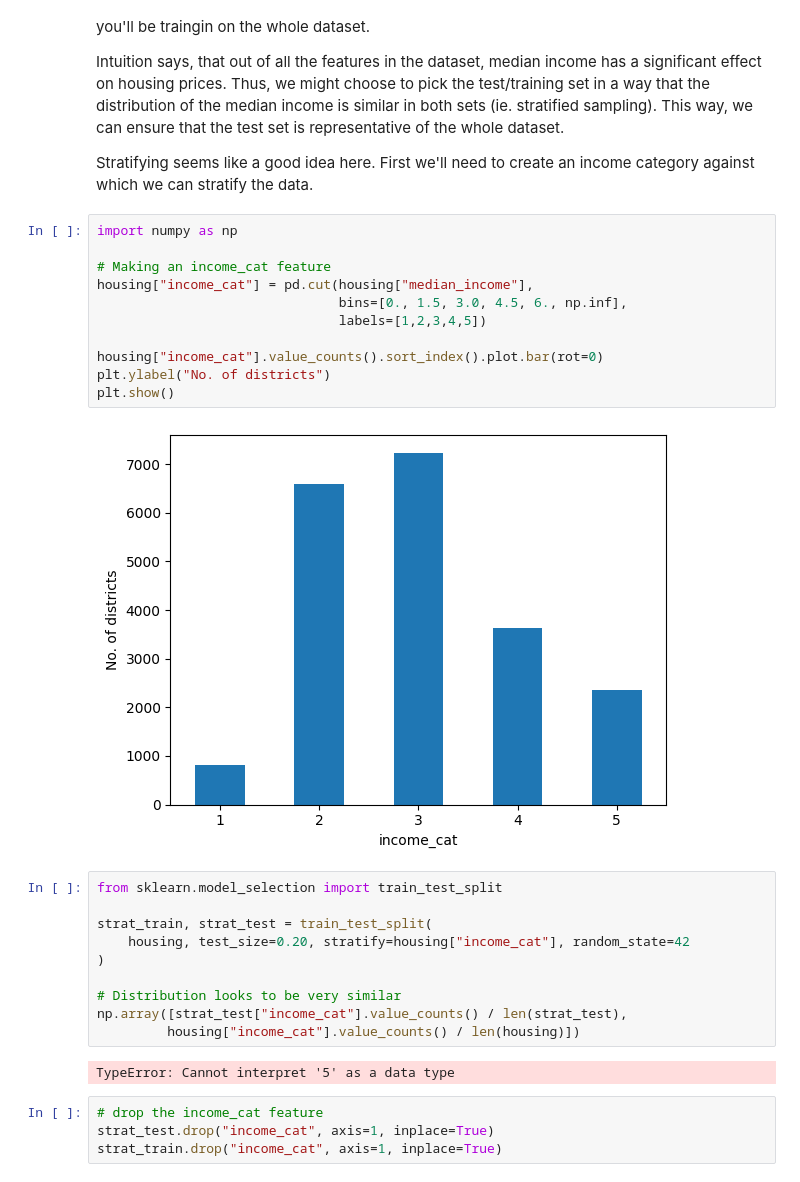
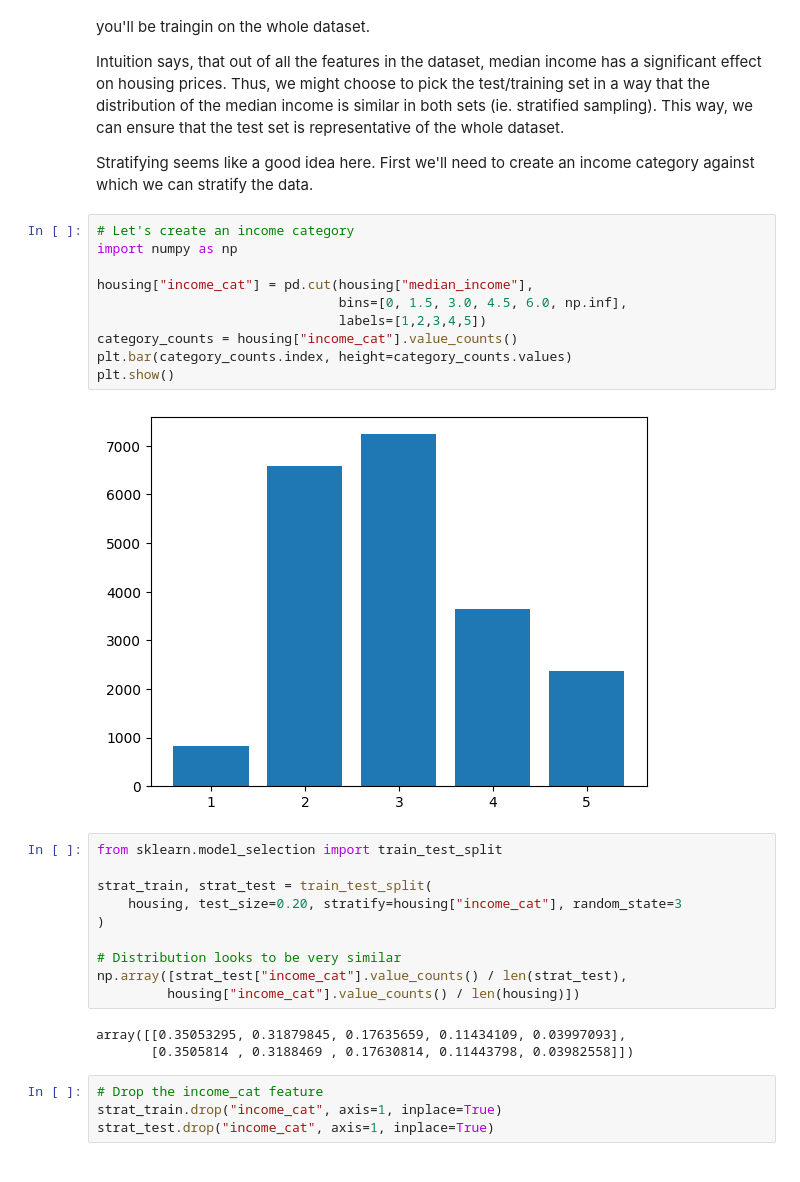
Before and after one commit to tobenik/hands-on-ml, a Jupyter notebook: analysis.ipynb, the cells around one changed output. Saved outputs shown, nothing was run; the diff lists cells and outputs as text.

```diff
--- a/analysis.ipynb
+++ b/analysis.ipynb
@@ -60,31 +60,31 @@ Intuition says, that out of all the features in the dataset, median income has a
 
 Stratifying seems like a good idea here. First we'll need to create an income category against which we can stratify the data.
 # %%
+# Let's create an income category
 import numpy as np
 
-# Making an income_cat feature
 housing["income_cat"] = pd.cut(housing["median_income"],
-                               bins=[0., 1.5, 3.0, 4.5, 6., np.inf],
+                               bins=[0, 1.5, 3.0, 4.5, 6.0, np.inf],
                                labels=[1,2,3,4,5])
-
-housing["income_cat"].value_counts().sort_index().plot.bar(rot=0)
-plt.ylabel("No. of districts")
+category_counts = housing["income_cat"].value_counts()
+plt.bar(category_counts.index, height=category_counts.values)
 plt.show()
 # %% [output]
-[figure, old version]
+[figure, new version]
 # %%
 from sklearn.model_selection import train_test_split
 
 strat_train, strat_test = train_test_split(
-    housing, test_size=0.20, stratify=housing["income_cat"], random_state=42
+    housing, test_size=0.20, stratify=housing["income_cat"], random_state=3
 )
 
 # Distribution looks to be very similar
 np.array([strat_test["income_cat"].value_counts() / len(strat_test),
          housing["income_cat"].value_counts() / len(housing)])
 # %% [output]
-TypeError: Cannot interpret '5' as a data type
+array([[0.35053295, 0.31879845, 0.17635659, 0.11434109, 0.03997093],
+       [0.3505814 , 0.3188469 , 0.17630814, 0.11443798, 0.03982558]])
 # %%
-# drop the income_cat feature
+# Drop the income_cat feature
+strat_train.drop("income_cat", axis=1, inplace=True)
 strat_test.drop("income_cat", axis=1, inplace=True)
-strat_train.drop("income_cat", axis=1, inplace=True)
```
Also changed, not shown: parts of 32 cells of this notebook.
